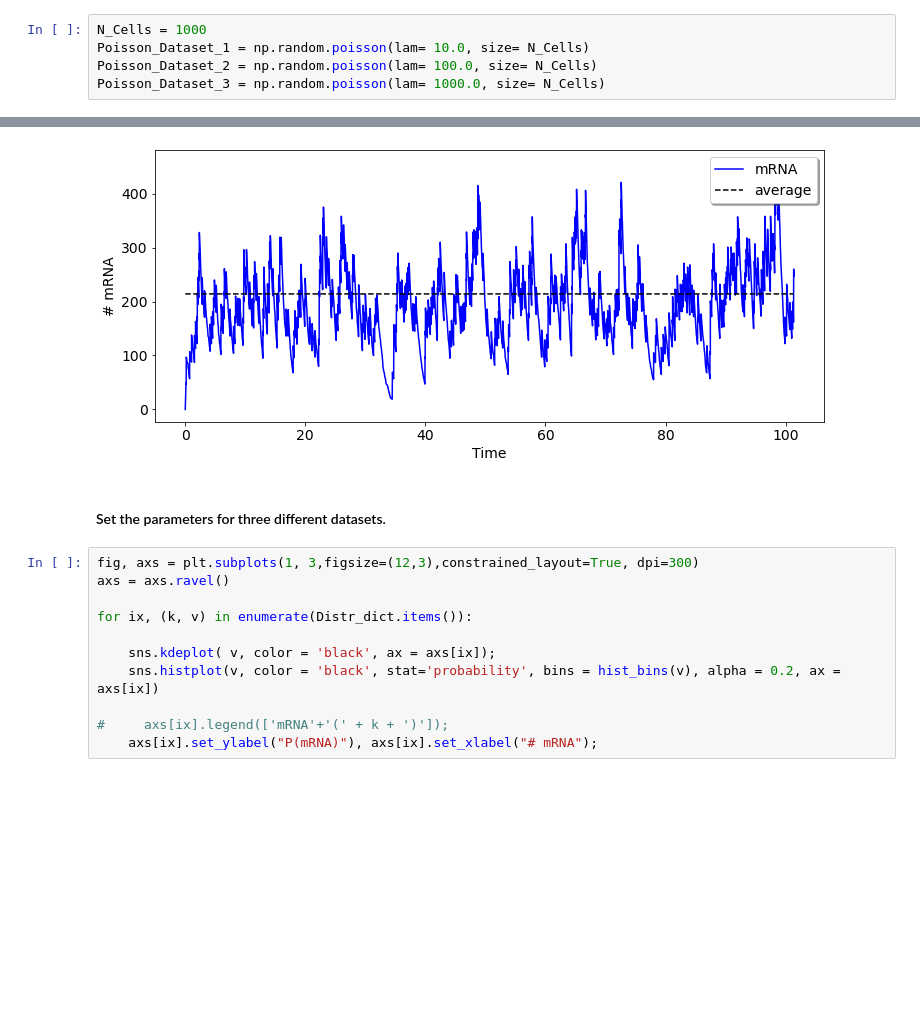
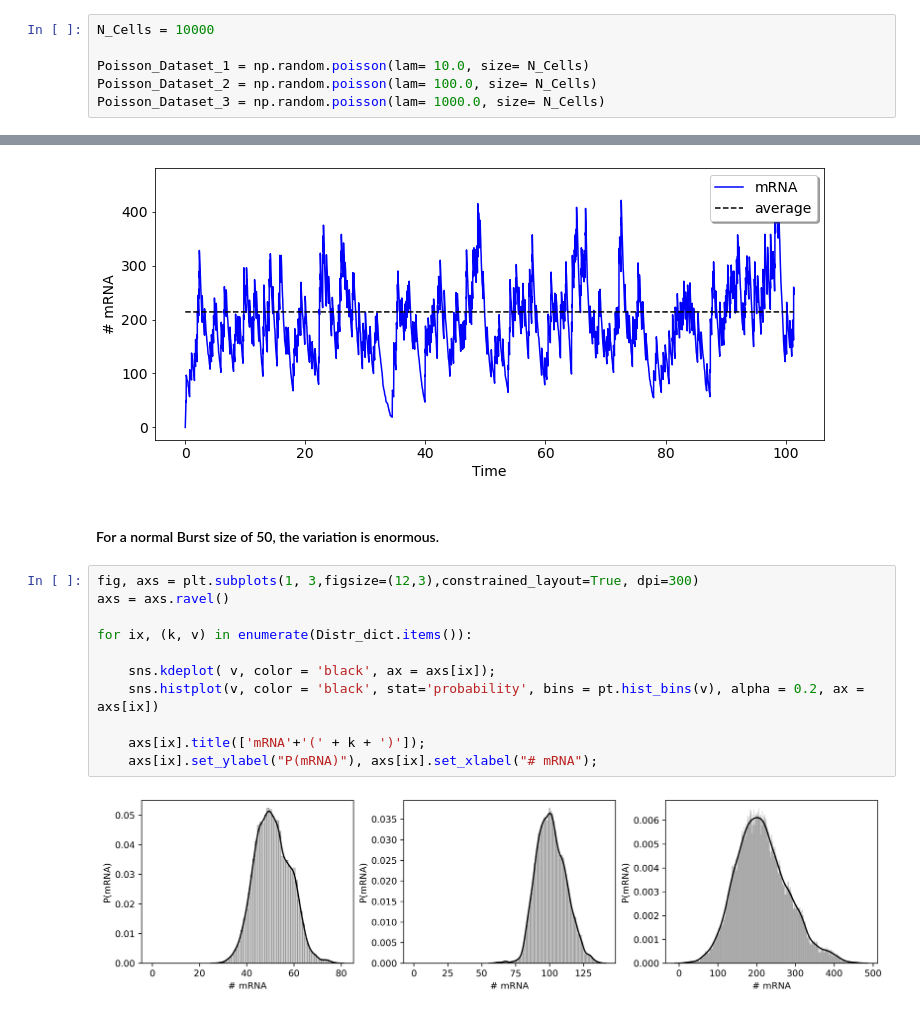
Before and after one commit to StefaniAstrologo/Lake-Como-School_Tutorial_2021, a Jupyter notebook: Crash_Stochastic_Tutorial.ipynb, the cells around one changed output, grey strips where cells are left out. Cells and saved outputs as stored; diff of their text form; blank space fills up the shorter version.

```diff
--- a/Crash_Stochastic_Tutorial.ipynb
+++ b/Crash_Stochastic_Tutorial.ipynb
@@ -182,5 +183,6 @@ $$ F = \frac{\sigma^2}{\mu} $$
 # %%
-N_Cells = 1000
+N_Cells = 10000
+
 Poisson_Dataset_1 = np.random.poisson(lam= 10.0, size= N_Cells)
 Poisson_Dataset_2 = np.random.poisson(lam= 100.0, size= N_Cells)
 Poisson_Dataset_3 = np.random.poisson(lam= 1000.0, size= N_Cells)
@@ -395,19 +405,20 @@ for param in Datasets_param.keys():
 [figure]
 [figure]
 # %% [markdown]
-
-#### Set the parameters for three different datasets.
+#### For a normal Burst size of 50, the variation is enormous.
 # %%
 fig, axs = plt.subplots(1, 3,figsize=(12,3),constrained_layout=True, dpi=300)
 axs = axs.ravel()
 
 for ix, (k, v) in enumerate(Distr_dict.items()):
 
     sns.kdeplot( v, color = 'black', ax = axs[ix]);
-    sns.histplot(v, color = 'black', stat='probability', bins = hist_bins(v), alpha = 0.2, ax = axs[ix])
+    sns.histplot(v, color = 'black', stat='probability', bins = pt.hist_bins(v), alpha = 0.2, ax = axs[ix])
 
-#     axs[ix].legend(['mRNA'+'(' + k + ')']);
+    axs[ix].title(['mRNA'+'(' + k + ')']);
     axs[ix].set_ylabel("P(mRNA)"), axs[ix].set_xlabel("# mRNA");
+# %% [output]
+[figure, added]
 # %% [markdown]
 ### Take Home Message
 <img src="Figures/Home_message.png" style="width: 100px;"/>
```
Also changed, not shown: parts of 25 cells of this notebook, 1 other file.
